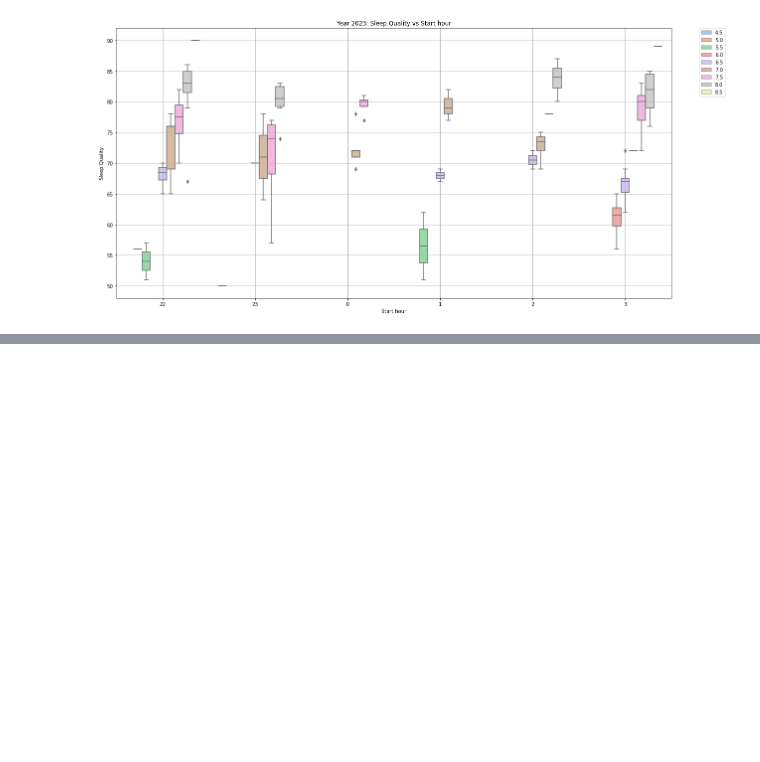
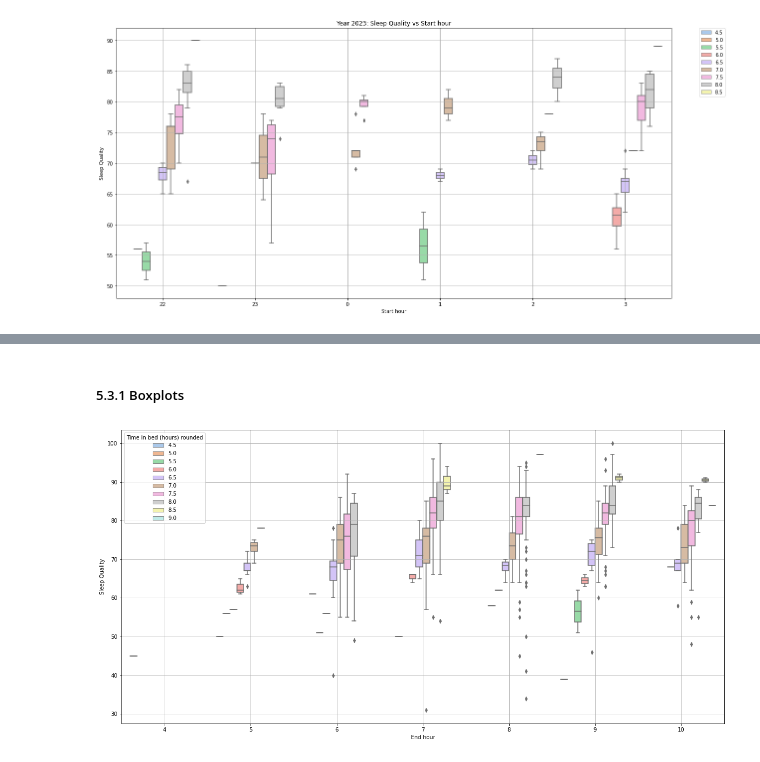
Before and after one commit to JRamirex/SleepCycleAnalyzer, a Jupyter notebook: SleepAnalyzer.ipynb, the cells around one changed output, grey strips where cells are left out. Saved outputs shown, nothing was run; the diff lists cells and outputs as text; code cells hidden in the pictures; blank space fills up the shorter version.

Commit message:
Add Sleep Quality vs End Hour and time in bed

```diff
--- a/SleepAnalyzer.ipynb
+++ b/SleepAnalyzer.ipynb
@@ -602,0 +614,10 @@ patterns I know that there are a lot less cases where I go to sleep at 3 am
+# %%
+# Make a copy of the sleepData dataframe
+sleepDataCopy = sleepData.copy()
+
+# Drop the rows where the End hour is less than 4 or greater than 10
+sleepDataCopy = sleepDataCopy.drop(sleepDataCopy[sleepDataCopy['End hour'] < 4].index)
+sleepDataCopy = sleepDataCopy.drop(sleepDataCopy[sleepDataCopy['End hour'] > 10].index)
+
+# See de data
+sleepDataCopy.head(5)
@@ -602,0 +632,15 @@ patterns I know that there are a lot less cases where I go to sleep at 3 am
+# %% [markdown]
+##### 5.3.1 Boxplots
+# %%
+# General boxplots of all the years
+
+# Set the figure size
+fig, ax = plt.subplots(figsize=(20, 10))
+
+# Boxplot of the sleep quality vs End hour, the hue is related to the amount of time in bed (hours) rounded
+sns.boxplot(x="End hour", y="Sleep Quality", hue="Time in bed (hours) rounded", data=sleepDataCopy, palette="pastel")
+
+# Add grid lines
+plt.grid(True)
+# %% [output]
+[figure, added]
```
Also changed, not shown: parts of 6 cells of this notebook.
